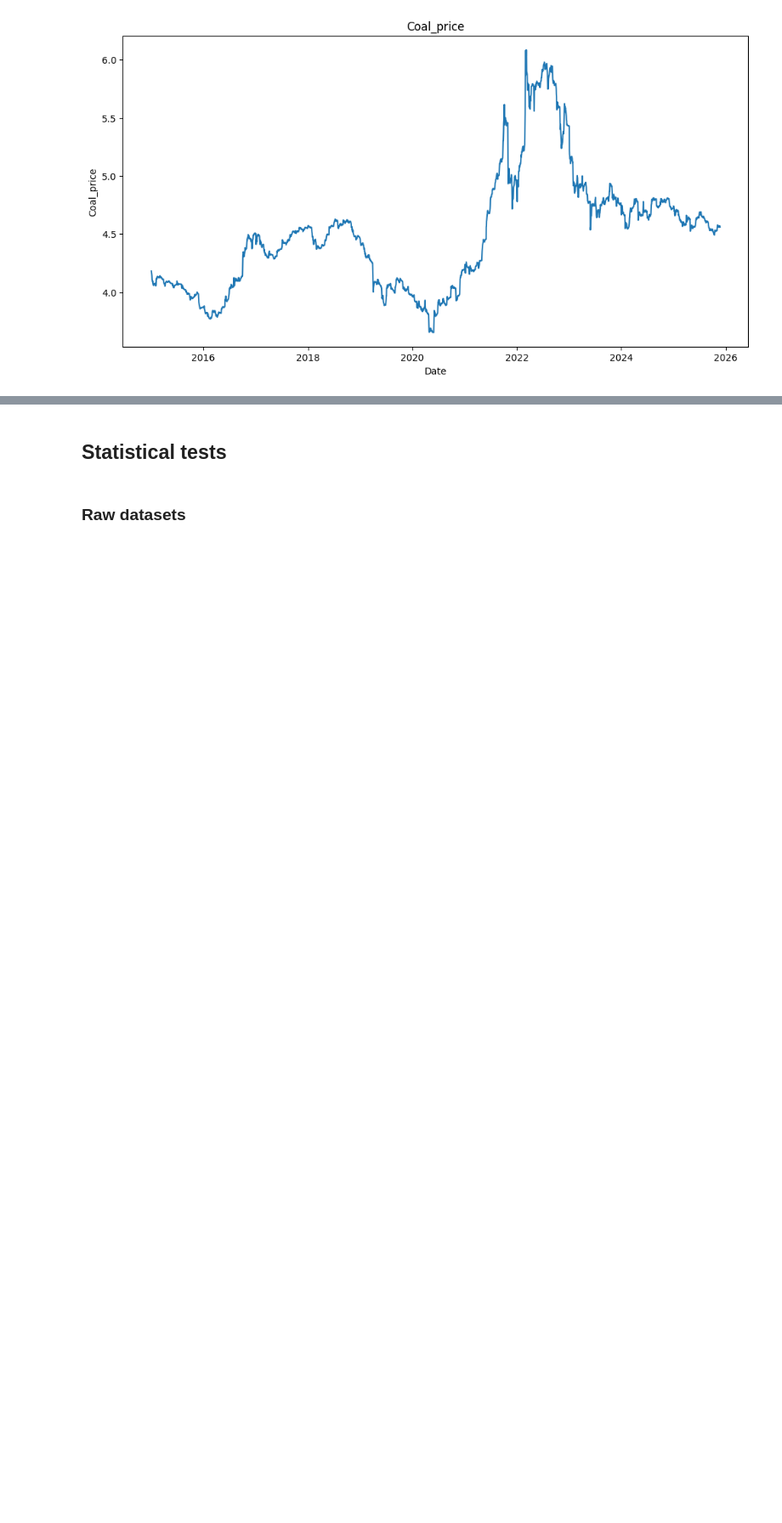
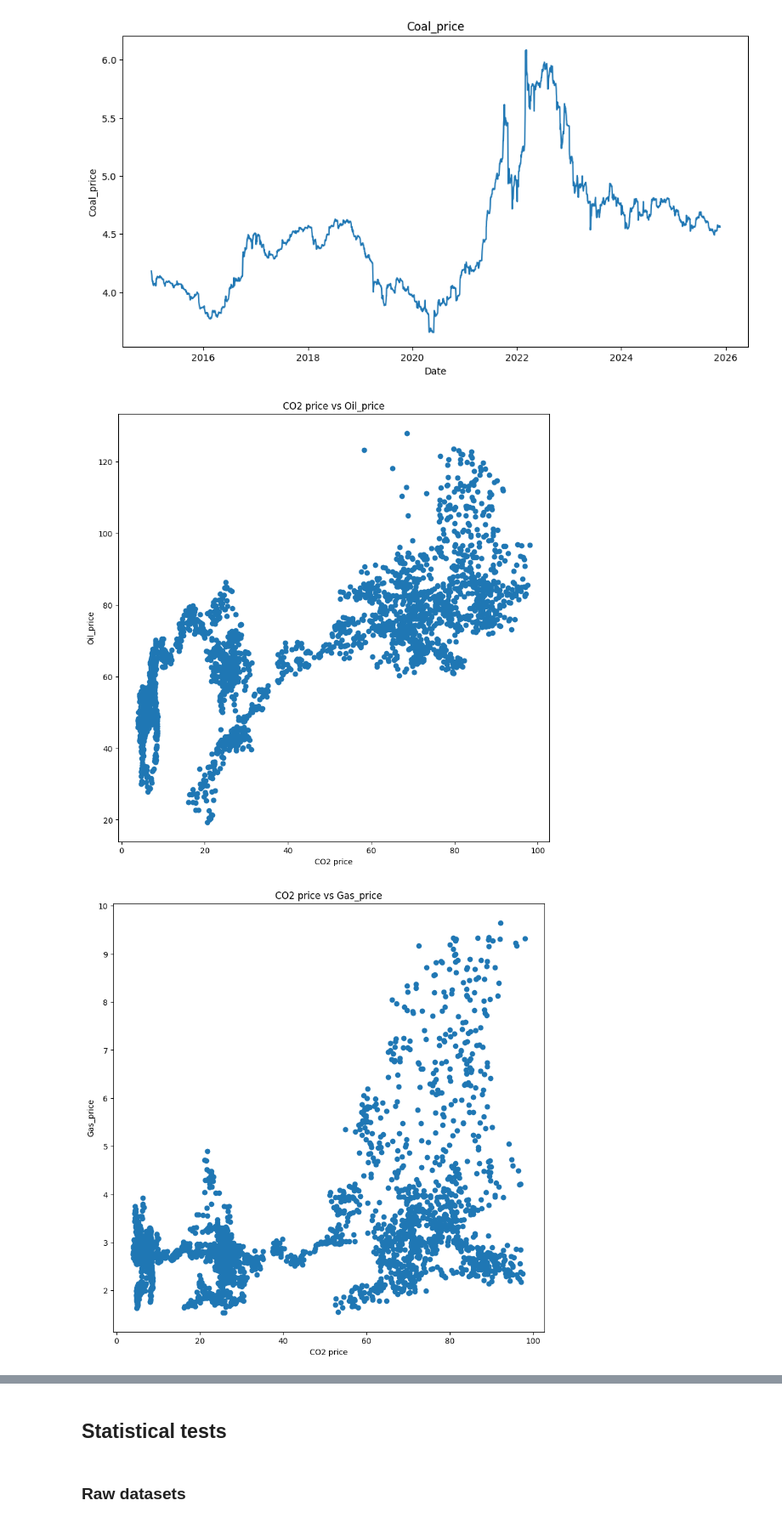
Before and after one commit to kacperskora/Research-S_i_T, a Jupyter notebook: notebooks/01_cointegration.ipynb, the cells around one changed output, grey strips where cells are left out. Shown at 85% size. Drawn from its saved outputs; the diff is of its cells as text; code cells hidden in the pictures; blank space fills up the shorter version.

Commit message:
Added scatterplot prices visualisation

```diff
--- a/notebooks/01_cointegration.ipynb
+++ b/notebooks/01_cointegration.ipynb
@@ -65,3 +65,15 @@ for col in cols:
 [figure]
 [figure]
 [figure]
+# %%
+for col in cols:
+    if col != 'target':
+        plt.figure(figsize = (10, 10))
+        plt.scatter(df['target'], df[col])
+        plt.title(f'CO2 price vs {col}')
+        plt.xlabel('CO2 price')
+        plt.ylabel(f'{col}')
+        plt.show()
+# %% [output]
+[figure, added]
+[figure, added]
```
Also changed, not shown: parts of 5 cells of this notebook.
